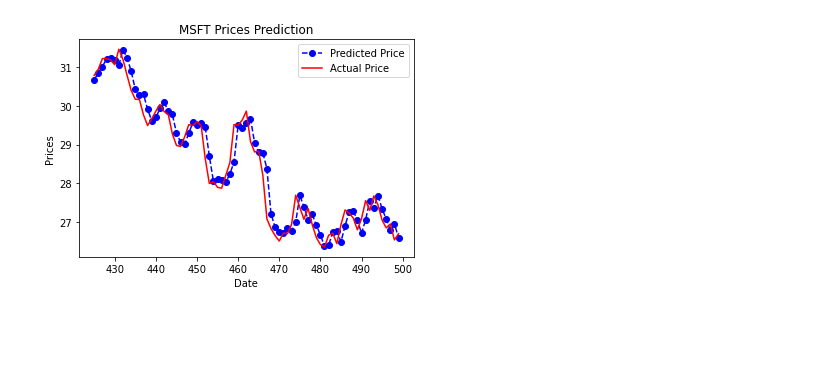
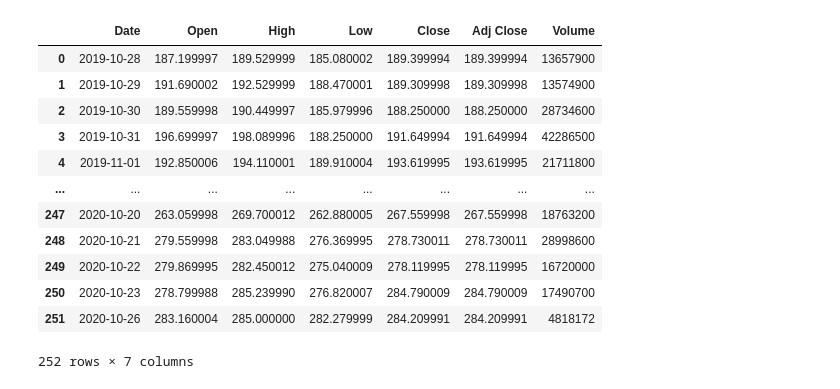
Before and after one commit to welvin21/Chengdu80_2020, a Jupyter notebook: notebooks/ARIMA.ipynb, the cells around one changed output. Drawn from its saved outputs; the diff is of its cells as text; code cells hidden in the pictures; blank space fills up the shorter version.

```diff
--- a/notebooks/ARIMA.ipynb
+++ b/notebooks/ARIMA.ipynb
@@ -100,13 +15,17 @@ Testing Mean Squared Error is 0.127097262207538
-# %%
-test_set_range = df[int(len(df)*0.7):].index
-
-plt.plot(test_set_range, model_predictions, color='blue', marker='o', linestyle='dashed',label='Predicted Price')
-plt.plot(test_set_range, test_data, color='red', label='Actual Price')
-plt.title('MSFT Prices Prediction')
-plt.xlabel('Date')
-plt.ylabel('Prices')
-df['date'][test_set_range[0]:test_set_range[-1]:50]
-plt.legend()
-plt.show()
-# %% [output]
-[figure, removed]
+# %%
+fb_data = pd.read_csv('../../Chengdu80/dataset/FB.csv')
+fb_data
+# %% [output]
+|  | Date | Open | High | Low | Close | Adj Close | Volume |
+| 0 | 2019-10-28 | 187.199997 | 189.529999 | 185.080002 | 189.399994 | 189.399994 | 13657900 |
+| 1 | 2019-10-29 | 191.690002 | 192.529999 | 188.470001 | 189.309998 | 189.309998 | 13574900 |
+| 2 | 2019-10-30 | 189.559998 | 190.449997 | 185.979996 | 188.250000 | 188.250000 | 28734600 |
+| 3 | 2019-10-31 | 196.699997 | 198.089996 | 188.250000 | 191.649994 | 191.649994 | 42286500 |
+| 4 | 2019-11-01 | 192.850006 | 194.110001 | 189.910004 | 193.619995 | 193.619995 | 21711800 |
+| ... | ... | ... | ... | ... | ... | ... | ... |
+| 247 | 2020-10-20 | 263.059998 | 269.700012 | 262.880005 | 267.559998 | 267.559998 | 18763200 |
+| 248 | 2020-10-21 | 279.559998 | 283.049988 | 276.369995 | 278.730011 | 278.730011 | 28998600 |
+| 249 | 2020-10-22 | 279.869995 | 282.450012 | 275.040009 | 278.119995 | 278.119995 | 16720000 |
+| 250 | 2020-10-23 | 278.799988 | 285.239990 | 276.820007 | 284.790009 | 284.790009 | 17490700 |
+| 251 | 2020-10-26 | 283.160004 | 285.000000 | 282.279999 | 284.209991 | 284.209991 | 4818172 |
+252 rows × 7 columns
```
Also changed, not shown: parts of 8 cells of this notebook.
